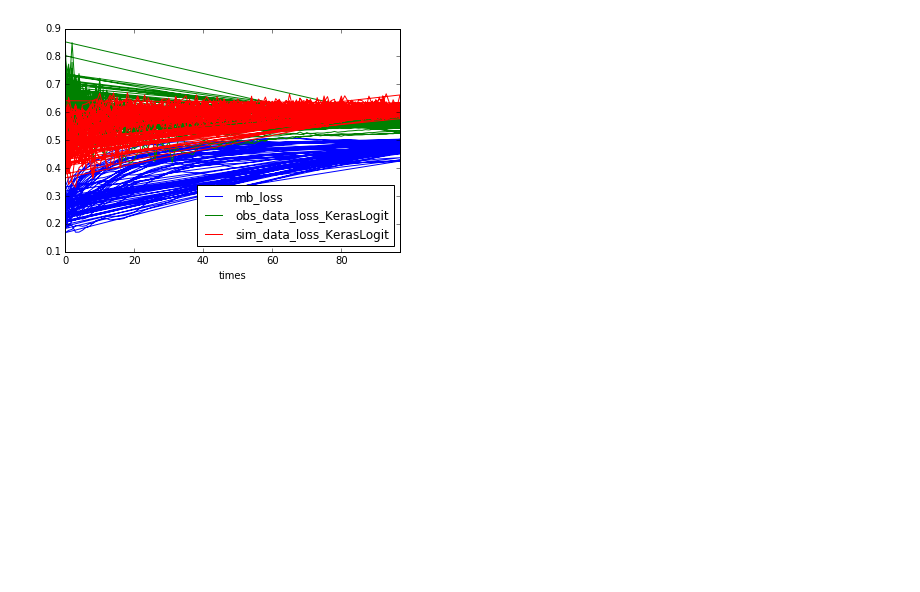
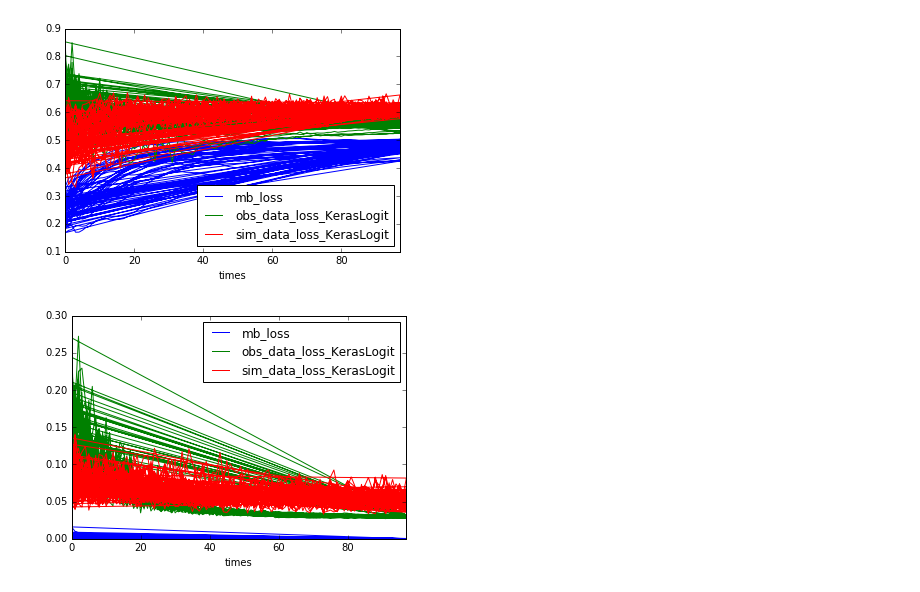
Before and after one commit to jclifton333/spatial-RL, a Jupyter notebook: analysis/results/probability-estimate-losses.ipynb, the cells around one changed output. Saved outputs shown, nothing was run; the diff lists cells and outputs as text; code cells hidden in the pictures; blank space fills up the shorter version.

```diff
--- a/analysis/results/probability-estimate-losses.ipynb
+++ b/analysis/results/probability-estimate-losses.ipynb
@@ -47,3 +47,7 @@ plot_losses_over_time('prob_estimates_SIS_random_quad_approx_100_1.0_180728_0040
 plot_losses_over_time('prob_estimates_SIS_random_quad_approx_50_0.0_180728_120102.yml')
 # %% [output]
 [figure]
+# %%
+plot_losses_over_time('prob_estimates_SIS_random_quad_approx_50_0.0_180728_125347.yml')
+# %% [output]
+[figure, added]
```
Also changed, not shown: parts of 1 cell of this notebook, 6 other files.
